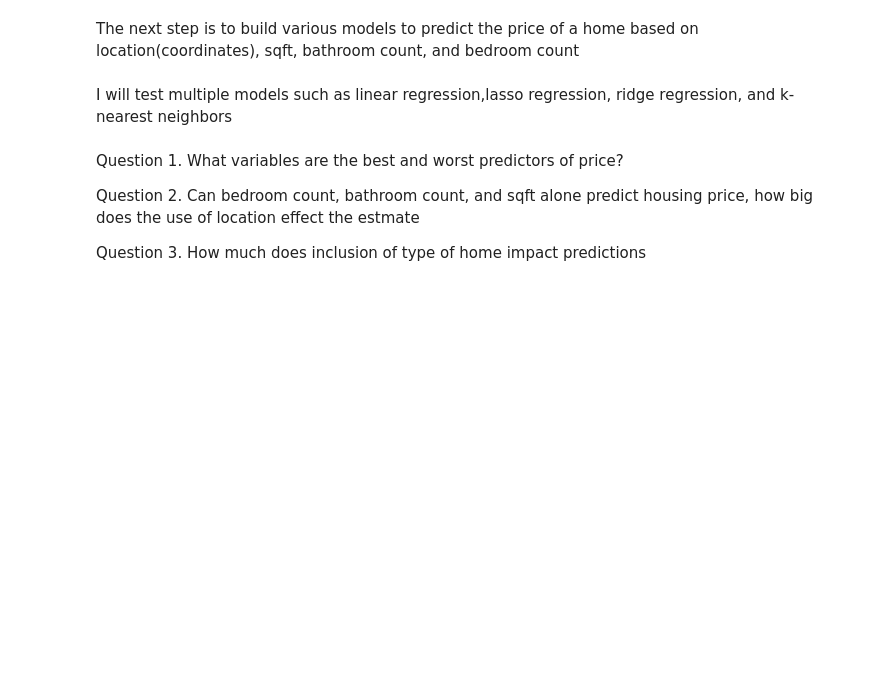
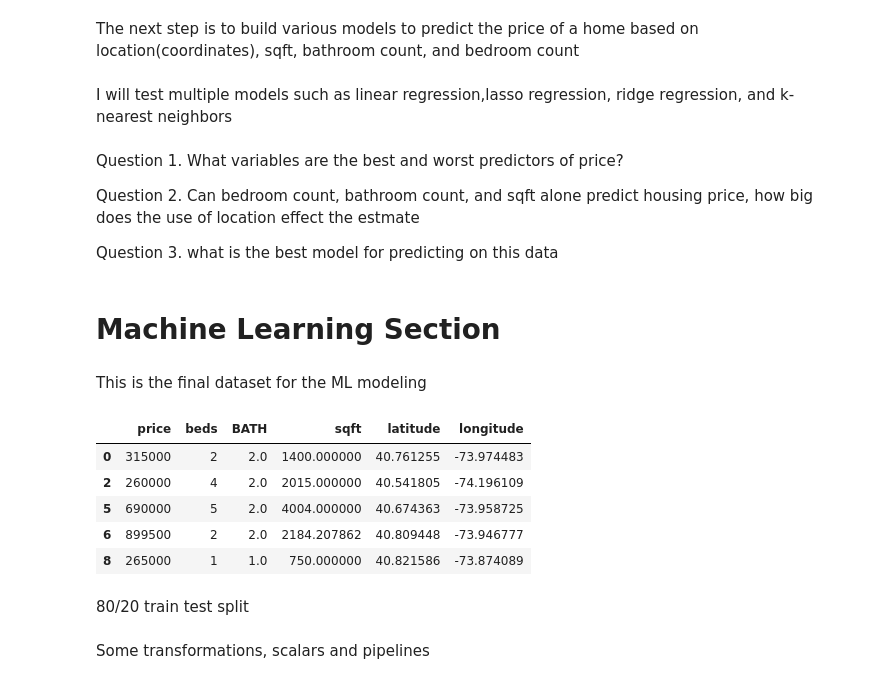
Before and after one commit to JustinHaysbert/JustinHaysbert.github.io, a Jupyter notebook: HaysbertDataScienceProjectFinal.ipynb, the cells around one changed output. Saved outputs shown, nothing was run; the diff lists cells and outputs as text; code cells hidden in the pictures; blank space fills up the shorter version.

```diff
--- a/HaysbertDataScienceProjectUD-2.ipynb
+++ b/HaysbertDataScienceProjectFinal.ipynb
@@ -266,4 +289,19 @@ Question 1.  What variables are the best and worst predictors of price?
 
 Question 2. Can bedroom count, bathroom count, and sqft alone predict housing price, how big does the use of location effect the estmate
 
-Question 3. How much does inclusion of type of home impact predictions
+Question 3. what is the best model for predicting on this data
+# %% [markdown]
+# Machine Learning Section
+# %% [markdown]
+This is the final dataset for the ML modeling
+# %%
+housing_corr.head()
+# %% [output]
+|  | price | beds | BATH | sqft | latitude | longitude |
+| 0 | 315000 | 2 | 2.0 | 1400.000000 | 40.761255 | -73.974483 |
+| 2 | 260000 | 4 | 2.0 | 2015.000000 | 40.541805 | -74.196109 |
+| 5 | 690000 | 5 | 2.0 | 4004.000000 | 40.674363 | -73.958725 |
+| 6 | 899500 | 2 | 2.0 | 2184.207862 | 40.809448 | -73.946777 |
+| 8 | 265000 | 1 | 1.0 | 750.000000 | 40.821586 | -73.874089 |
+# %% [markdown]
+80/20 train test split
@@ -269,0 +322,2 @@ Question 3. How much does inclusion of type of home impact predictions
+# %% [markdown]
+Some transformations, scalars and pipelines
```
Also changed, not shown: parts of 51 cells of this notebook, 1 other file.
